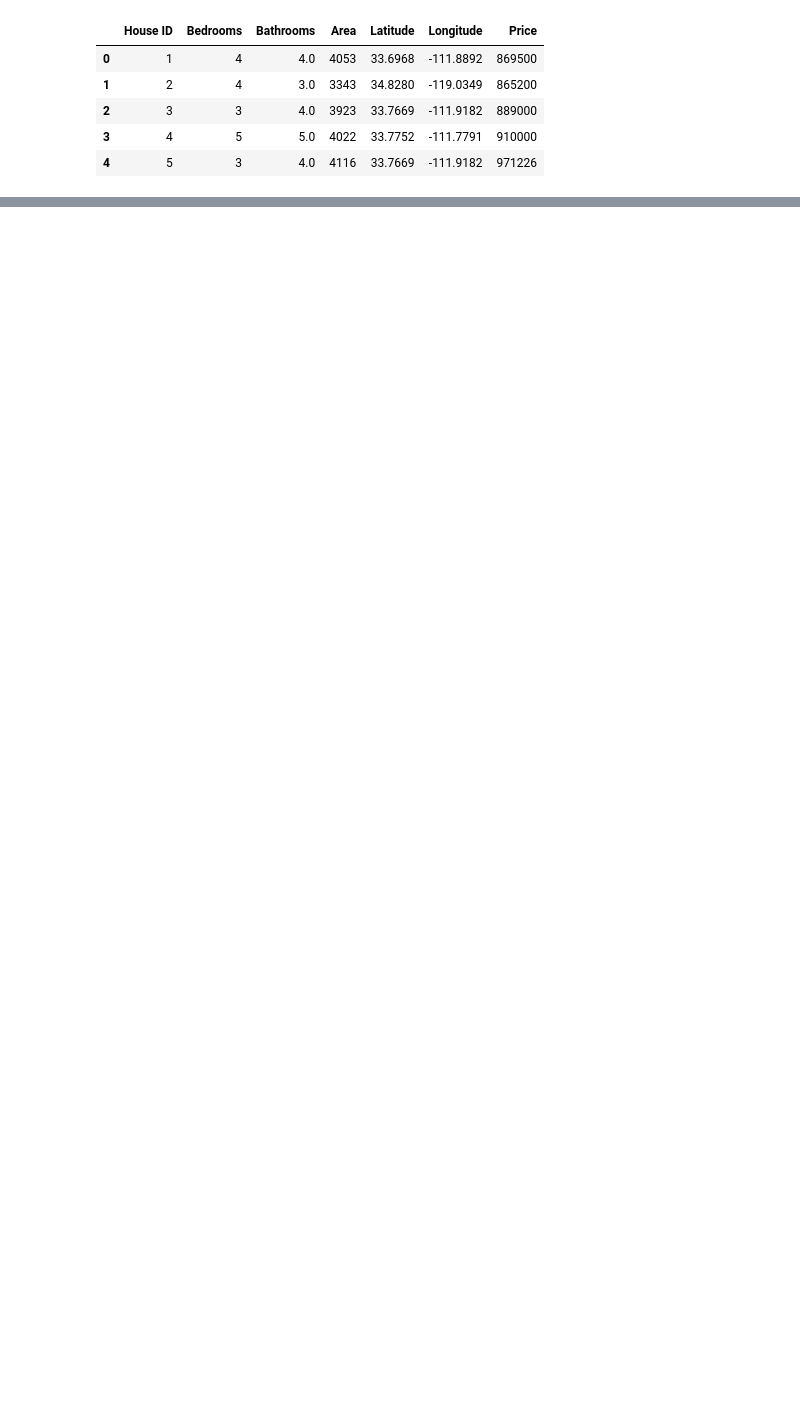
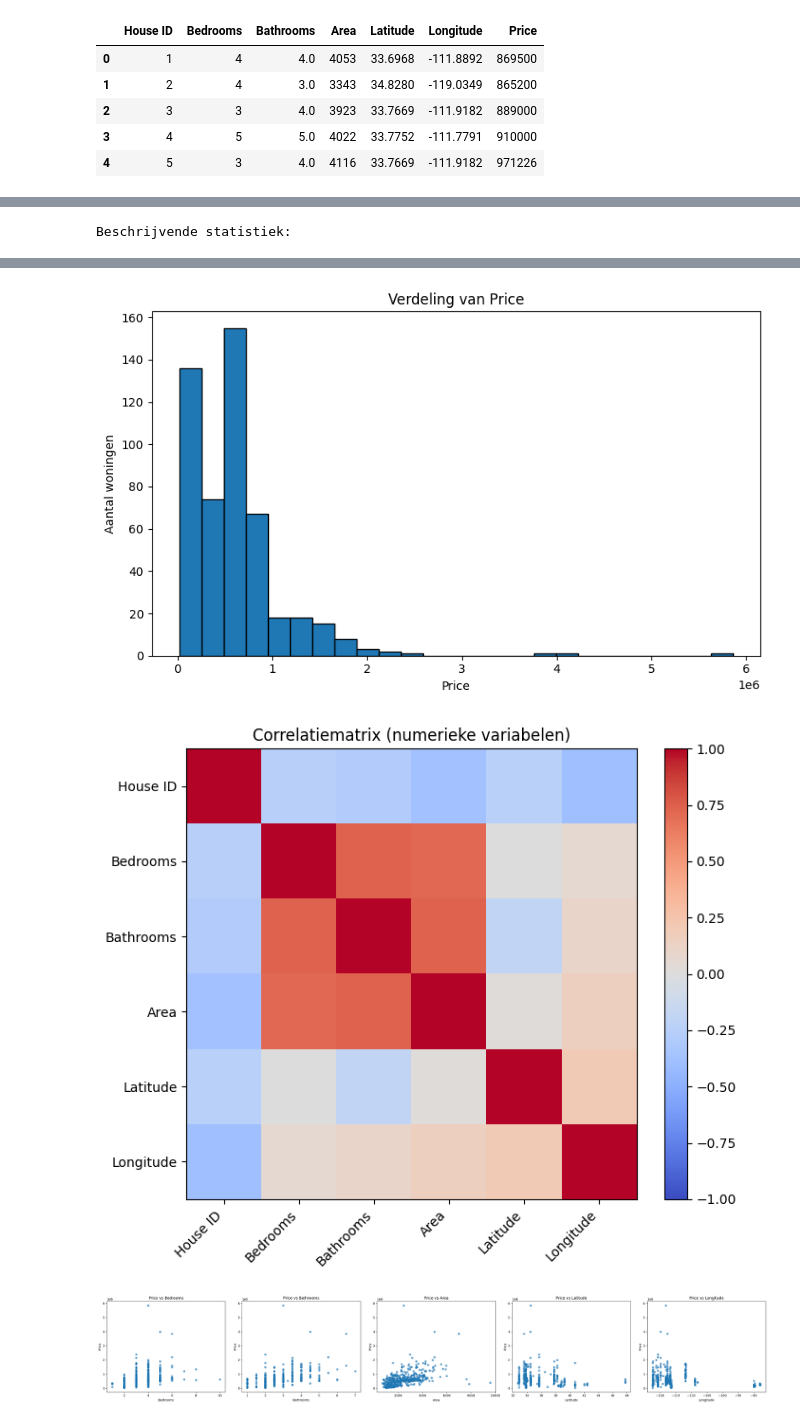
Before and after one commit to imranfunna/Deep-Learning, a Jupyter notebook: Opdracht 1/notebook.ipynb, the cells around one changed output, grey strips where cells are left out. Drawn from its saved outputs; the diff is of its cells as text; code cells hidden in the pictures; blank space fills up the shorter version.

```diff
--- a/Opdracht 1/notebook.ipynb
+++ b/Opdracht 1/notebook.ipynb
@@ -31,0 +104,75 @@ display(df.head())
+# %%
+# We maken een lijst van de features (dus geen Price)
+feature_cols = [col for col in df.columns if col != 'Price']
+
+# We kijken of er ontbrekende waardes zijn en hoeveel
+print('\nOntbrekende waarden per kolom:')
+display(df.isna().sum().to_frame('missing_values'))
+
+# Beschrijvende statistieken
+print('\nBeschrijvende statistiek:')
+display(df.describe(include='all'))
+
+# We kijken naar de verdeling van de prijs
+fig, ax = plt.subplots(figsize=(8, 5))
+ax.hist(df['Price'], bins=25, edgecolor='black')
+ax.set_title('Verdeling van Price')
+ax.set_xlabel('Price')
+ax.set_ylabel('Aantal woningen')
+plt.tight_layout()
+plt.show()
+
+# We kijken naar correlaties tussen de features
+corr = df[feature_cols].corr()
+fig, ax = plt.subplots(figsize=(8, 6))
+im = ax.imshow(corr.values, cmap='coolwarm', vmin=-1, vmax=1)
+ax.set_xticks(range(len(corr.columns)))
+ax.set_xticklabels(corr.columns, rotation=45, ha='right')
+ax.set_yticks(range(len(corr.index)))
+ax.set_yticklabels(corr.index)
+ax.set_title('Correlatiematrix (numerieke variabelen)')
+fig.colorbar(im, ax=ax, fraction=0.046, pad=0.04)
+plt.tight_layout()
+plt.show()
+
+#Relatie Price vs elke feature (excl. House ID)
+plot_features = [c for c in feature_cols if c not in ['Price', 'House ID']]
+
+n = len(plot_features)
+fig, axes = plt.subplots(1, n, figsize=(6*n, 5))
+if n == 1:
+    axes = [axes]
+
+for ax, col in zip(axes, plot_features):
+    ax.scatter(df[col], df['Price'], alpha=0.6)
+    ax.set_title(f'Price vs {col}')
+    ax.set_xlabel(col)
+    ax.set_ylabel('Price')
+
+plt.tight_layout()
+plt.show()
+
+#Gemiddelde prijs per aantal slaapkamers/badkamers
+for group_col in ['Bedrooms', 'Bathrooms']:
+    if group_col in df.columns:
+        grouped = df.groupby(group_col)['Price'].mean().sort_index()
+        fig, ax = plt.subplots(figsize=(7, 4))
+        ax.bar(grouped.index.astype(str), grouped.values)
+        ax.set_title(f'Gemiddelde Price per {group_col}')
+        ax.set_xlabel(group_col)
+        ax.set_ylabel('Gemiddelde Price')
+        plt.tight_layout()
+        plt.show()
+
+# Locatieplot (Latitude/Longitude) gekleurd op Price
+if {'Latitude', 'Longitude', 'Price'}.issubset(df.columns):
+    fig, ax = plt.subplots(figsize=(7, 6))
+    scatter = ax.scatter(df['Longitude'], df['Latitude'], c=df['Price'], cmap='viridis', alpha=0.75)
+    ax.set_title('Locaties van woningen (kleur = Price)')
+    ax.set_xlabel('Longitude')
+    ax.set_ylabel('Latitude')
+    cbar = plt.colorbar(scatter, ax=ax)
+    cbar.set_label('Price')
+    plt.tight_layout()
+    plt.show()
+# %% [output]
@@ -31,0 +188 @@ display(df.head())
+Beschrijvende statistiek:
@@ -31,0 +198,3 @@ display(df.head())
+[figure, added]
+[figure, added]
+[figure, added]
```
Also changed, not shown: parts of 8 cells of this notebook.
